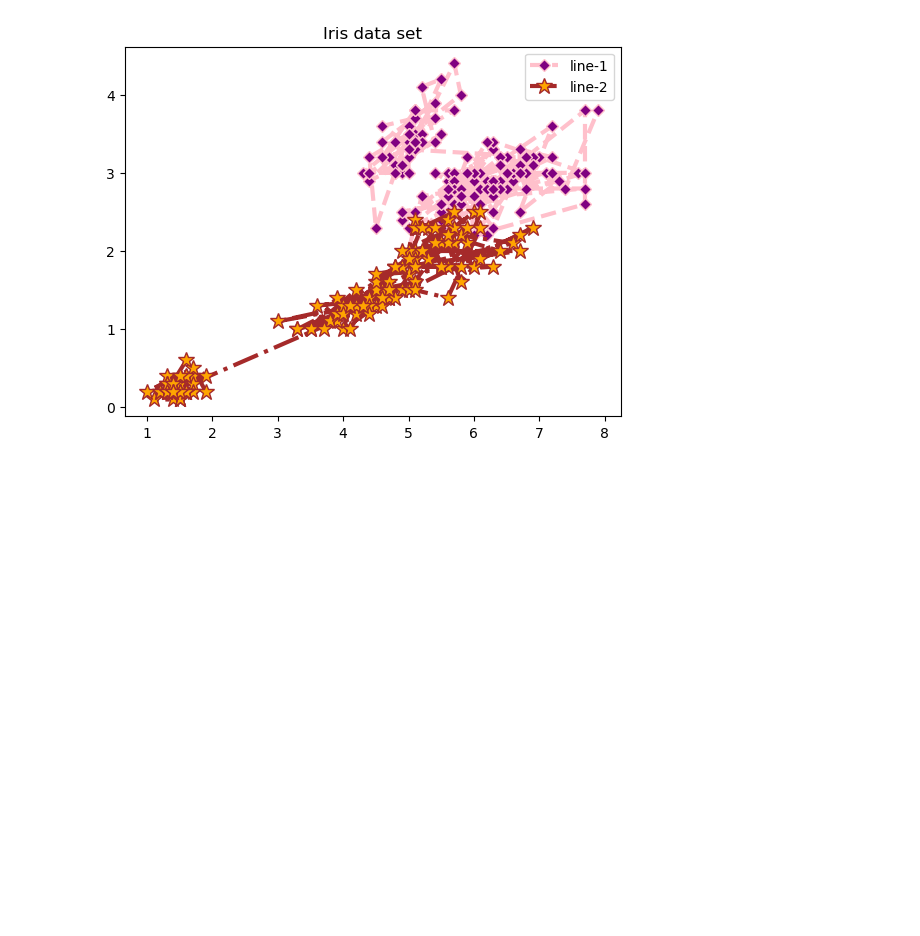
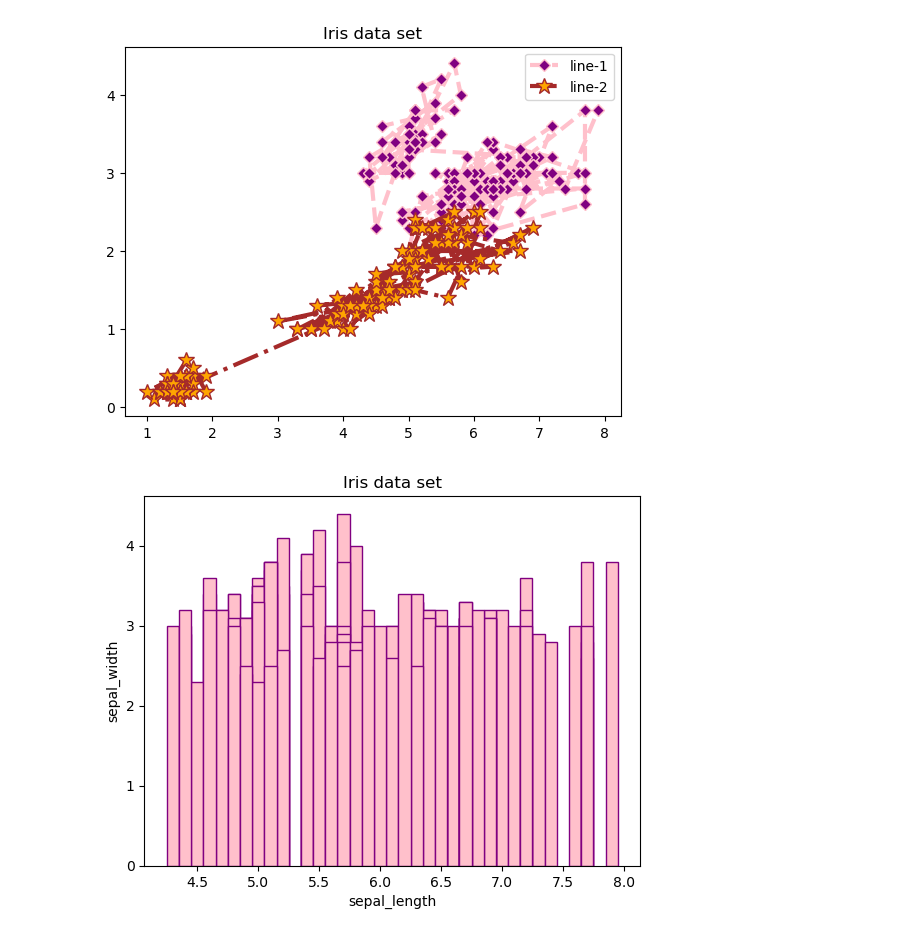
Before and after one commit to jananimdev-22/Data-Visualisation, a Jupyter notebook: iris_dv.ipynb, the cells around one changed output. Saved outputs shown, nothing was run; the diff lists cells and outputs as text; code cells hidden in the pictures; blank space fills up the shorter version.

```diff
--- a/iris_dv.ipynb
+++ b/iris_dv.ipynb
@@ -145,3 +175,18 @@ plt.legend()
 plt.show()
 # %% [output]
 [figure]
+# %%
+import matplotlib.pyplot as plt
+import pandas as pd
+df = pd.read_csv("c:/users/ibscai04.dgvc-mca/janani/iris.csv")
+x=df['sepal_length']
+y=df['sepal_width']
+plt.title("Iris data set")
+plt.xlabel("sepal_length")
+plt.ylabel("sepal_width")
+
+plt.bar(x,y,label='line-1',color='pink',width=0.1,edgecolor='purple')
+
+plt.show()
+# %% [output]
+[figure, added]
```
Also changed, not shown: parts of 6 cells of this notebook, 6 other files.
